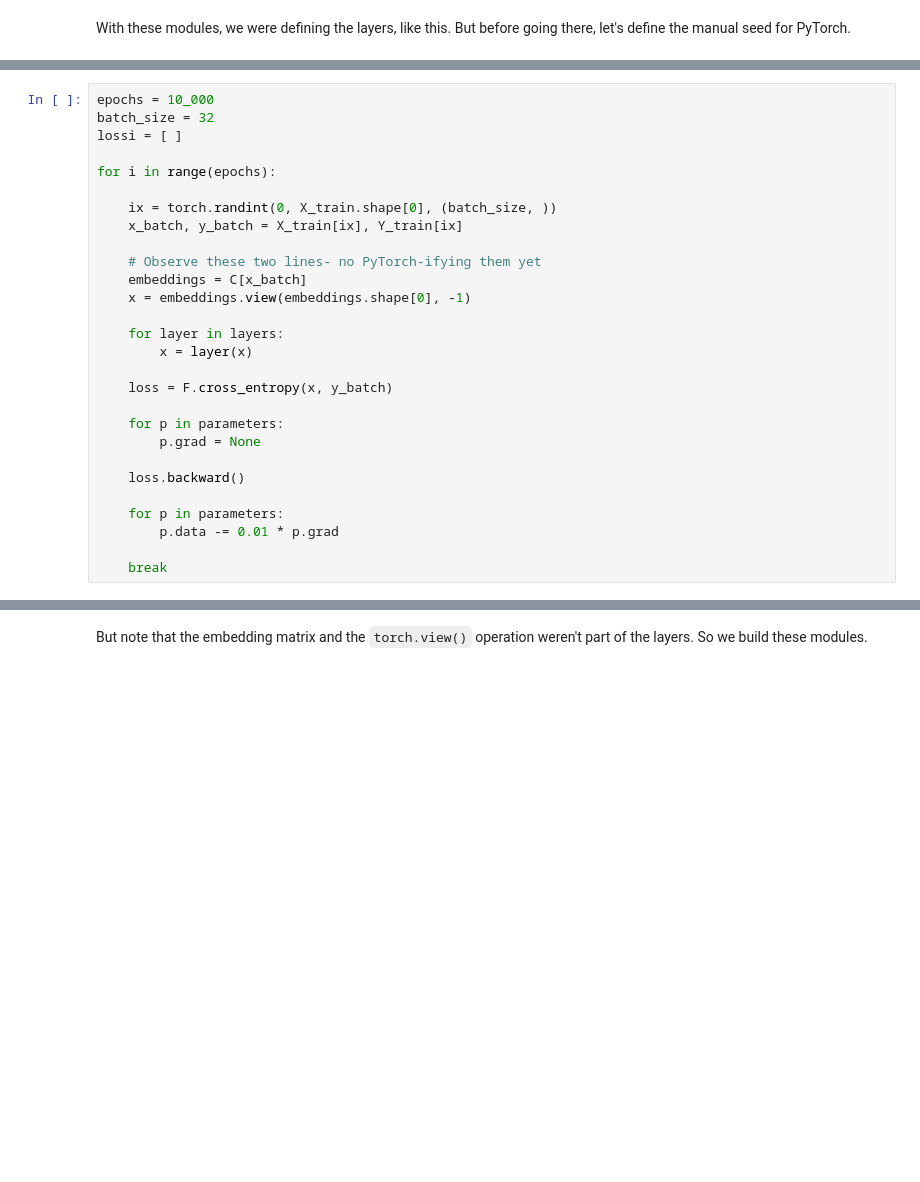
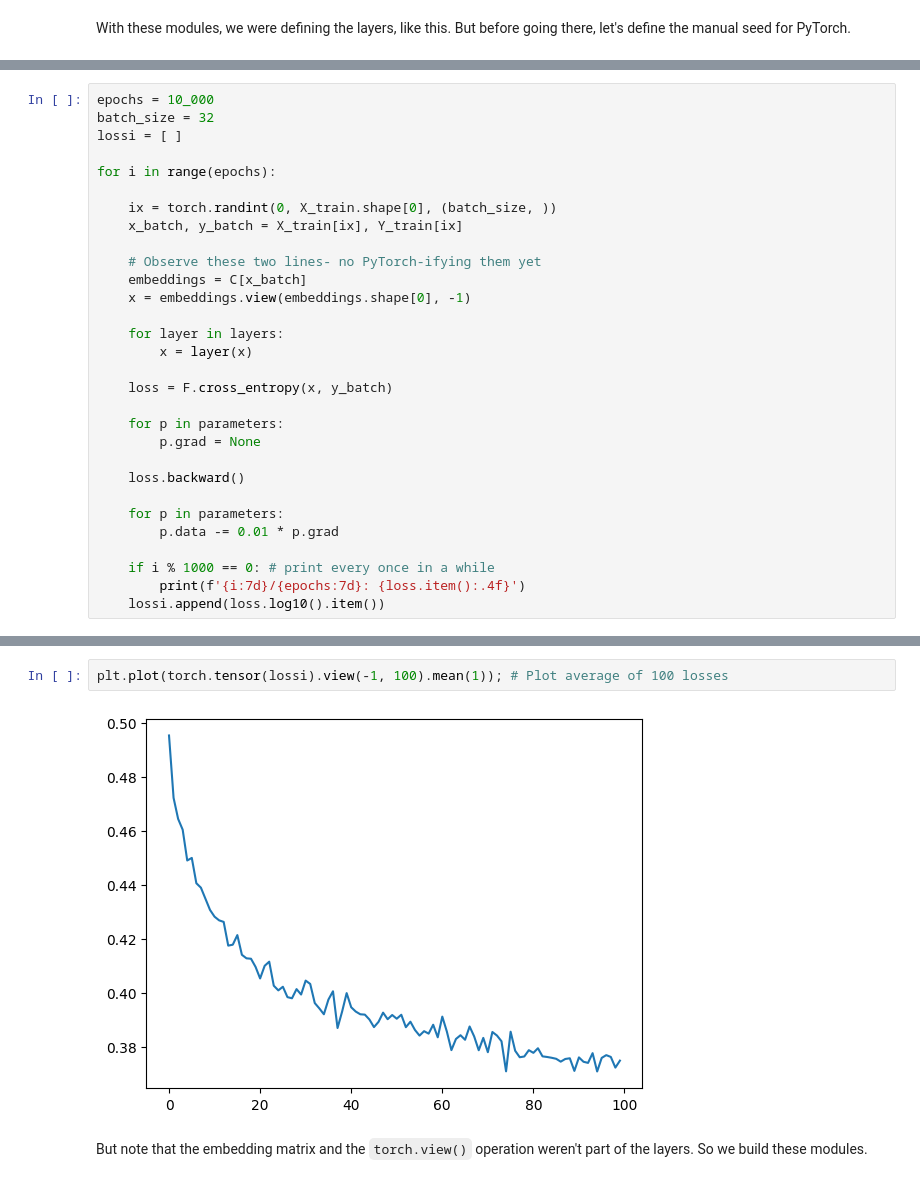
Before and after one commit to vikrantmehta123/makemore, a Jupyter notebook: wavenet/wavenet.ipynb, the cells around one changed output, grey strips where cells are left out. Drawn from its saved outputs; the diff is of its cells as text; blank space fills up the shorter version.

Commit message:
added matmul, tensor viz, and implemented WaveNet

```diff
--- a/wavenet/wavenet.ipynb
+++ b/wavenet/wavenet.ipynb
@@ -189,4 +191,6 @@ for i in range(epochs):
     for p in parameters:
         p.data -= 0.01 * p.grad
 
-    break
+    if i % 1000 == 0: # print every once in a while
+        print(f'{i:7d}/{epochs:7d}: {loss.item():.4f}')
+    lossi.append(loss.log10().item())
@@ -193,3 +208,7 @@ for i in range(epochs):
+# %%
+plt.plot(torch.tensor(lossi).view(-1, 100).mean(1)); # Plot average of 100 losses
+# %% [output]
+[figure, added]
 # %% [markdown]
 But note that the embedding matrix and the `torch.view()` operation weren't part of the layers. So we build these modules.
 # %%
```
Also changed, not shown: parts of 37 cells of this notebook.
